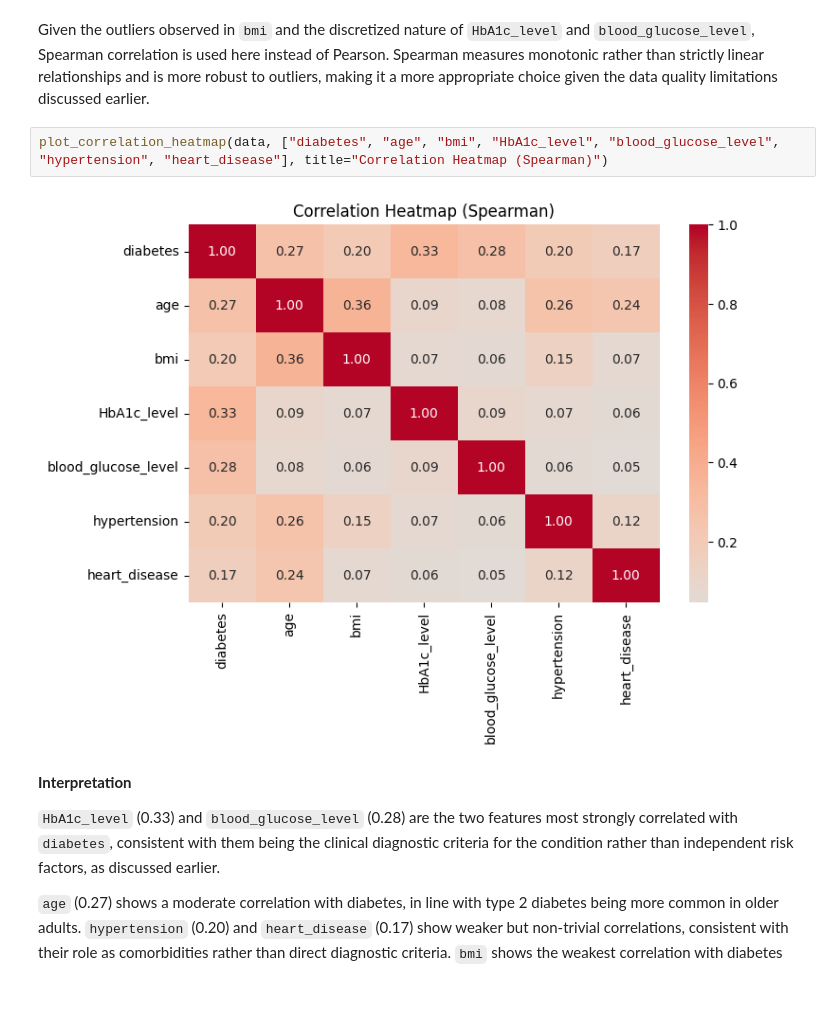
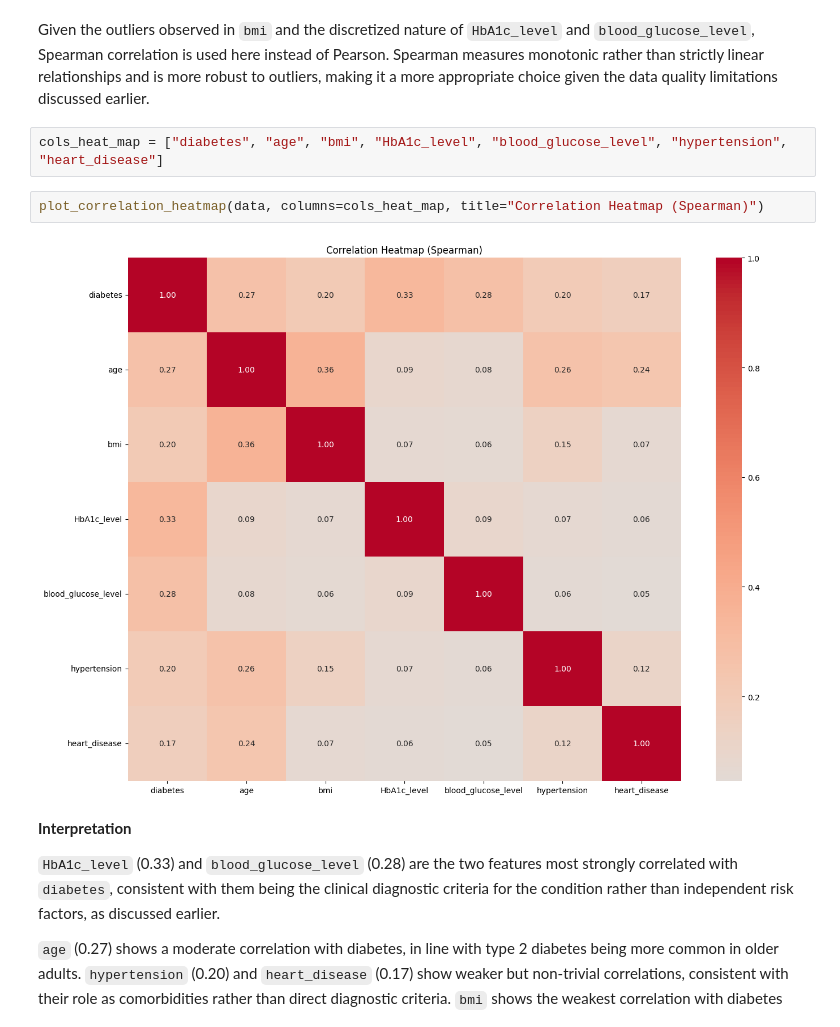
Before and after one commit to VladoDev03/diabetes-prediction, a Jupyter notebook: notebooks/EDA.ipynb, the cells around one changed output. Saved outputs shown, nothing was run; the diff lists cells and outputs as text; blank space fills up the shorter version.

```diff
--- a/notebooks/EDA.ipynb
+++ b/notebooks/EDA.ipynb
@@ -237,10 +237,12 @@ plot_categorical_distribution(data, "heart_disease")
 Both `hypertension` and `heart_disease` are highly imbalanced binary features: only 7.76% of respondents report hypertension, and 4.08% report heart disease. These proportions are broadly consistent with real-world population prevalence rates for these conditions, so the imbalance itself is not a data quality concern - unlike `bmi`, `HbA1c_level`, and `blood_glucose_level` discussed above, these values appear plausible rather than synthetic.
 # %% [markdown]
 Given the outliers observed in `bmi` and the discretized nature of `HbA1c_level` and `blood_glucose_level`, Spearman correlation is used here instead of Pearson. Spearman measures monotonic rather than strictly linear relationships and is more robust to outliers, making it a more appropriate choice given the data quality limitations discussed earlier.
+# %%
+cols_heat_map = ["diabetes", "age", "bmi", "HbA1c_level", "blood_glucose_level", "hypertension", "heart_disease"]
 # %%
-plot_correlation_heatmap(data, ["diabetes", "age", "bmi", "HbA1c_level", "blood_glucose_level", "hypertension", "heart_disease"], title="Correlation Heatmap (Spearman)")
+plot_correlation_heatmap(data, columns=cols_heat_map, title="Correlation Heatmap (Spearman)")
 # %% [output]
-[figure, old version]
+[figure, new version]
 # %% [markdown]
 **Interpretation**
 
```
Also changed, not shown: parts of 18 cells of this notebook, 5 other files.
